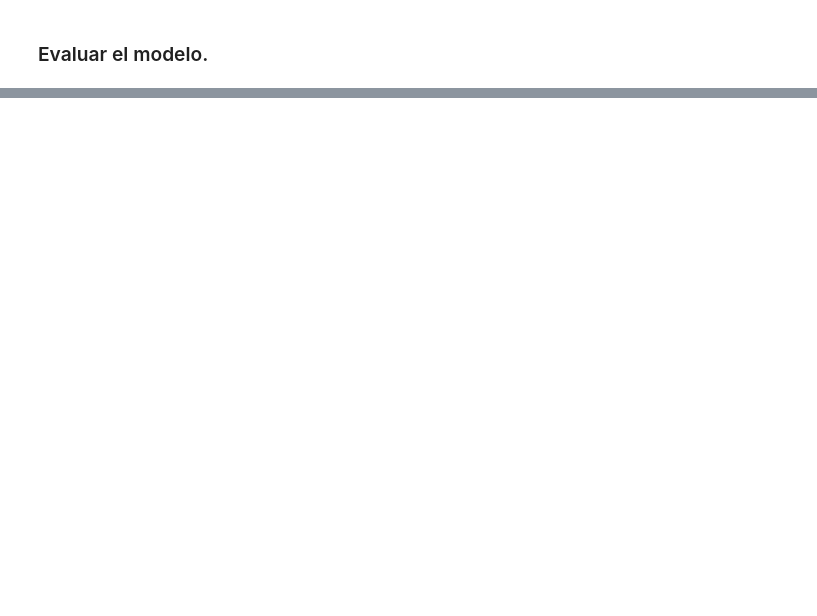
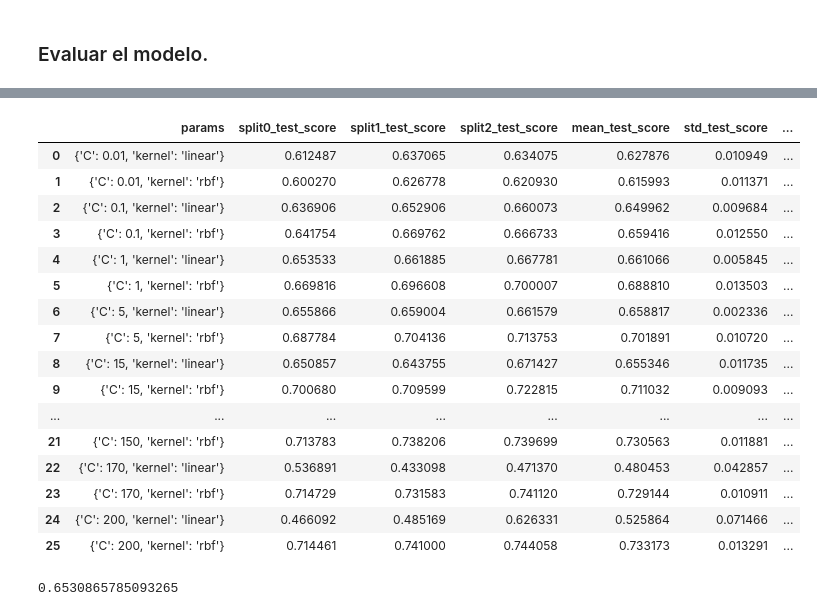
Before and after one commit to DiegoCorona/BEDU-Proyecto-Final-Estudio-de-mercado-de-Apps-M-viles-y-predicci-n-de-xito-, a Jupyter notebook: Estudio_de_mercado_de_Apps_Móviles_y_predicción_de_exito.ipynb, the cells around one changed output, grey strips where cells are left out. Cells and saved outputs as stored; diff of their text form; code cells hidden in the pictures; blank space fills up the shorter version.

```diff
--- a/Estudio_de_mercado_de_Apps_Móviles_y_predicción_de_exito.ipynb
+++ b/Estudio_de_mercado_de_Apps_Móviles_y_predicción_de_exito.ipynb
@@ -287,0 +251,37 @@ Precision de las pruebas:  0.7251867651939392
+# %%
+### Parametros del model.
+params = {'C': [0.01, 0.1, 1, 5, 15, 25, 50, 75, 100, 120, 150, 170, 200],
+          'kernel': ['linear', 'rbf']}
+svm = SVC(max_iter= 20000)
+# %%
+best_svm = GridSearchCV(svm, param_grid= params, scoring= 'roc_auc', cv = 3)
+# %%
+best_svm.fit(dataSmote, targetSmote);
+# %%
+svm_results = pd.DataFrame(best_svm.cv_results_)
+svm_results[['params', 'split0_test_score', 'split1_test_score', 'split2_test_score', 'mean_test_score', 'std_test_score', 'rank_test_score']].to_csv('/content/drive/MyDrive/Dataset Proyecto/Bedu_Proyecto_Modulo_4/svm_results.csv')
+# %%
+svm_results[['params', 'split0_test_score', 'split1_test_score', 'split2_test_score', 'mean_test_score', 'std_test_score', 'rank_test_score']]
+# %% [output]
+|  | params | split0_test_score | split1_test_score | split2_test_score | mean_test_score | std_test_score | ... |
+| 0 | {'C': 0.01, 'kernel': 'linear'} | 0.612487 | 0.637065 | 0.634075 | 0.627876 | 0.010949 | ... |
+| 1 | {'C': 0.01, 'kernel': 'rbf'} | 0.600270 | 0.626778 | 0.620930 | 0.615993 | 0.011371 | ... |
+| 2 | {'C': 0.1, 'kernel': 'linear'} | 0.636906 | 0.652906 | 0.660073 | 0.649962 | 0.009684 | ... |
+| 3 | {'C': 0.1, 'kernel': 'rbf'} | 0.641754 | 0.669762 | 0.666733 | 0.659416 | 0.012550 | ... |
+| 4 | {'C': 1, 'kernel': 'linear'} | 0.653533 | 0.661885 | 0.667781 | 0.661066 | 0.005845 | ... |
+| 5 | {'C': 1, 'kernel': 'rbf'} | 0.669816 | 0.696608 | 0.700007 | 0.688810 | 0.013503 | ... |
+| 6 | {'C': 5, 'kernel': 'linear'} | 0.655866 | 0.659004 | 0.661579 | 0.658817 | 0.002336 | ... |
+| 7 | {'C': 5, 'kernel': 'rbf'} | 0.687784 | 0.704136 | 0.713753 | 0.701891 | 0.010720 | ... |
+| 8 | {'C': 15, 'kernel': 'linear'} | 0.650857 | 0.643755 | 0.671427 | 0.655346 | 0.011735 | ... |
+| 9 | {'C': 15, 'kernel': 'rbf'} | 0.700680 | 0.709599 | 0.722815 | 0.711032 | 0.009093 | ... |
+| ... | ... | ... | ... | ... | ... | ... | ... |
+| 21 | {'C': 150, 'kernel': 'rbf'} | 0.713783 | 0.738206 | 0.739699 | 0.730563 | 0.011881 | ... |
+| 22 | {'C': 170, 'kernel': 'linear'} | 0.536891 | 0.433098 | 0.471370 | 0.480453 | 0.042857 | ... |
+| 23 | {'C': 170, 'kernel': 'rbf'} | 0.714729 | 0.731583 | 0.741120 | 0.729144 | 0.010911 | ... |
+| 24 | {'C': 200, 'kernel': 'linear'} | 0.466092 | 0.485169 | 0.626331 | 0.525864 | 0.071466 | ... |
+| 25 | {'C': 200, 'kernel': 'rbf'} | 0.714461 | 0.741000 | 0.744058 | 0.733173 | 0.013291 | ... |
+# %%
+pred = best_svm.predict(X_test)
+roc_auc_score(y_test, pred)
+# %% [output]
+0.6530865785093265
```
Also changed, not shown: parts of 21 cells of this notebook.
